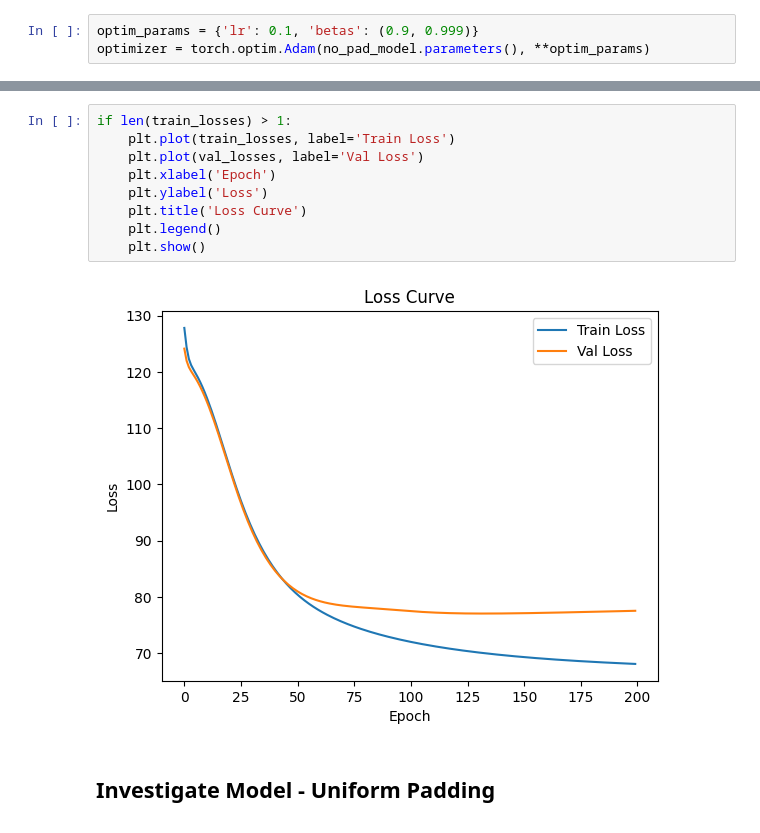
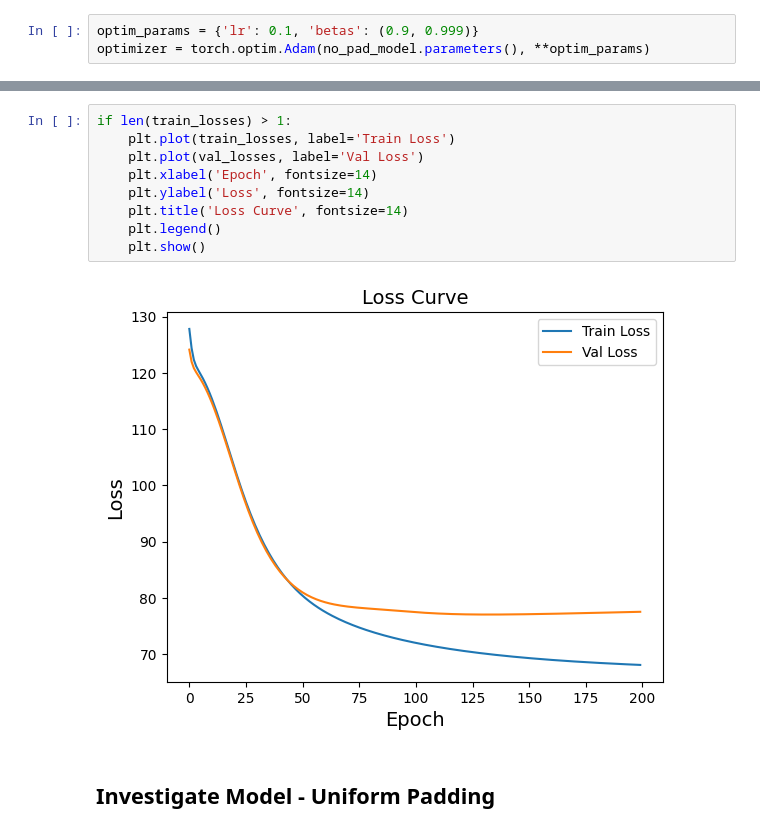
Before and after one commit to Kiro-V/mir-sdtw, a Jupyter notebook: src/main.ipynb, the cells around one changed output, grey strips where cells are left out. Cells and saved outputs as stored; diff of their text form.

Commit message:
update figures

```diff
--- a/src/main.ipynb
+++ b/src/main.ipynb
@@ -660,14 +649,14 @@ Restoring best model...
 # %%
 if len(train_losses) > 1:
     plt.plot(train_losses, label='Train Loss')
     plt.plot(val_losses, label='Val Loss')
-    plt.xlabel('Epoch')
-    plt.ylabel('Loss')
-    plt.title('Loss Curve')
+    plt.xlabel('Epoch', fontsize=14)
+    plt.ylabel('Loss', fontsize=14)
+    plt.title('Loss Curve', fontsize=14)
     plt.legend()
     plt.show()
 # %% [output]
-[figure, old version]
+[figure, new version]
 # %% [markdown]
 ## Investigate Model - Uniform Padding
 # %%
```
Also changed, not shown: parts of 17 cells of this notebook, 22 other files.
